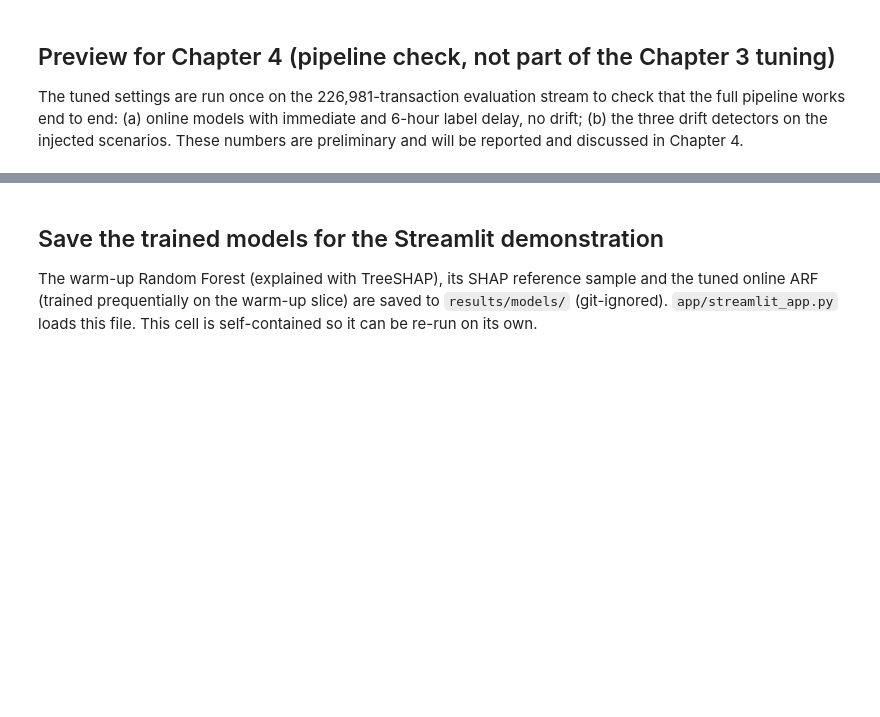
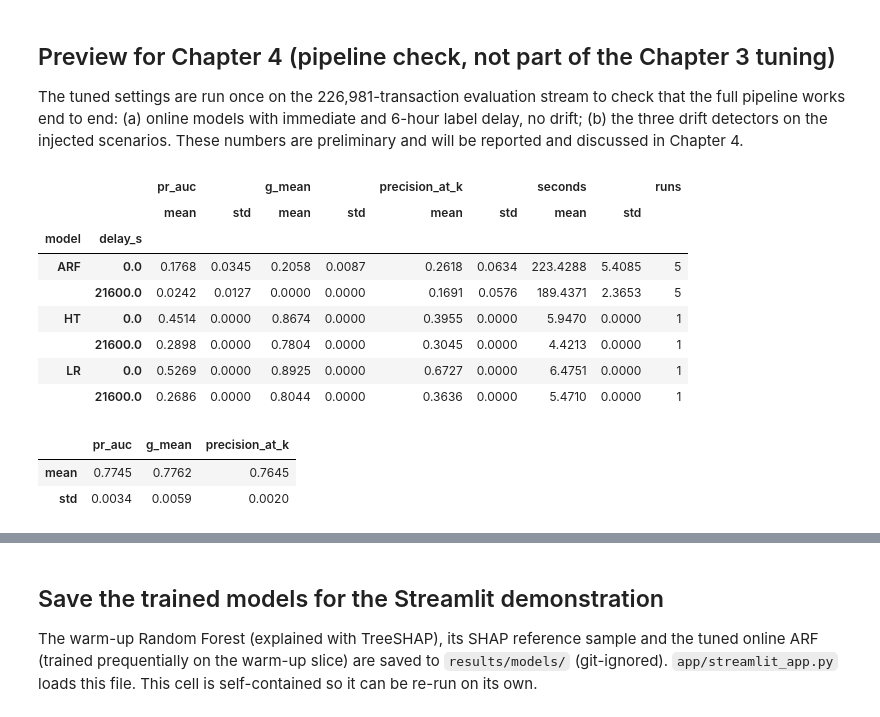
Before and after one commit to c5054563/xai-streaming-fraud-detection, a Jupyter notebook: notebooks/Dinesh_Gudapuri_C5054563_Fraud_XAI.ipynb, the cells around one changed output, grey strips where cells are left out. Cells and saved outputs as stored; diff of their text form; code cells hidden in the pictures; blank space fills up the shorter version.

```diff
--- a/notebooks/Dinesh_Gudapuri_C5054563_Fraud_XAI.ipynb
+++ b/notebooks/Dinesh_Gudapuri_C5054563_Fraud_XAI.ipynb
@@ -273,20 +421,33 @@ The tuned settings are run once on the 226,981-transaction evaluation stream to
 # %%
 import ast
 best_cfg = [(r["model"], ast.literal_eval(r["params"])) for r in R["tuning_best"]]
 y_e, t_e = evalp.Class.to_numpy(), evalp.Time.to_numpy()
 t_start = time.time()
-ev = tuning.evaluate(evalp[FEATS].to_numpy(), FEATS, y_e, t_e, best_cfg, delays=(0.0, 21600.0), workers=5)
+ev = tuning.evaluate(evalp[FEATS].to_numpy(), FEATS, y_e, t_e, best_cfg, delays=(0.0, 21600.0), workers=2)
 ev_s = ev.groupby(["model", "delay_s"])[["pr_auc", "g_mean", "precision_at_k", "seconds"]].agg(["mean", "std"]).fillna(0.0).round(4)
 ev_s["runs"] = ev.groupby(["model", "delay_s"]).size()
 # frozen batch Random Forest trained on the warm-up slice (O3 comparator)
 rf_rows = []
 for seed in config.SEEDS:
     rf = models.make_batch_rf(seed=seed).fit(warm[FEATS].to_numpy(), y_w)
     rf_rows.append({"seed": seed, **metrics.summarise(y_e, rf.predict_proba(evalp[FEATS].to_numpy())[:, 1])})
 rf_df = pd.DataFrame(rf_rows)
 R["preview_eval_online"] = {f"{m}|delay={int(d)}s": {f"{a}_{b}": float(v) for (a, b), v in row.items()} for (m, d), row in ev_s.iterrows()}
 R["preview_eval_batch_rf_frozen"] = rf_df[["pr_auc", "g_mean", "precision_at_k"]].agg(["mean", "std"]).round(4).to_dict()
 R["preview_eval_runtime_s"] = time.time() - t_start
 save_results(); display(ev_s); rf_df[["pr_auc", "g_mean", "precision_at_k"]].agg(["mean", "std"]).round(4)
+# %% [output]
+|  |  | pr_auc |  | g_mean |  | precision_at_k |  | seconds |  | runs |
+|  |  | mean | std | mean | std | mean | std | mean | std |  |
+| model | delay_s |  |  |  |  |  |  |  |  |  |
+| ARF | 0.0 | 0.1768 | 0.0345 | 0.2058 | 0.0087 | 0.2618 | 0.0634 | 223.4288 | 5.4085 | 5 |
+|  | 21600.0 | 0.0242 | 0.0127 | 0.0000 | 0.0000 | 0.1691 | 0.0576 | 189.4371 | 2.3653 | 5 |
+| HT | 0.0 | 0.4514 | 0.0000 | 0.8674 | 0.0000 | 0.3955 | 0.0000 | 5.9470 | 0.0000 | 1 |
+|  | 21600.0 | 0.2898 | 0.0000 | 0.7804 | 0.0000 | 0.3045 | 0.0000 | 4.4213 | 0.0000 | 1 |
+| LR | 0.0 | 0.5269 | 0.0000 | 0.8925 | 0.0000 | 0.6727 | 0.0000 | 6.4751 | 0.0000 | 1 |
+|  | 21600.0 | 0.2686 | 0.0000 | 0.8044 | 0.0000 | 0.3636 | 0.0000 | 5.4710 | 0.0000 | 1 |
+|  | pr_auc | g_mean | precision_at_k |
+| mean | 0.7745 | 0.7762 | 0.7645 |
+| std | 0.0034 | 0.0059 | 0.0020 |
 # %%
 from fraudxai import experiments
```
Also changed, not shown: parts of 20 cells of this notebook, 2 other files.
